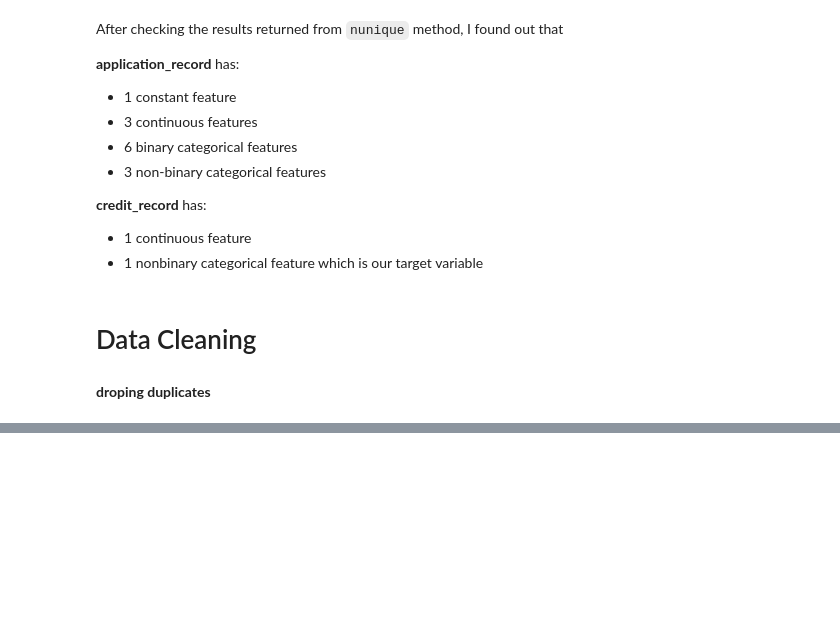
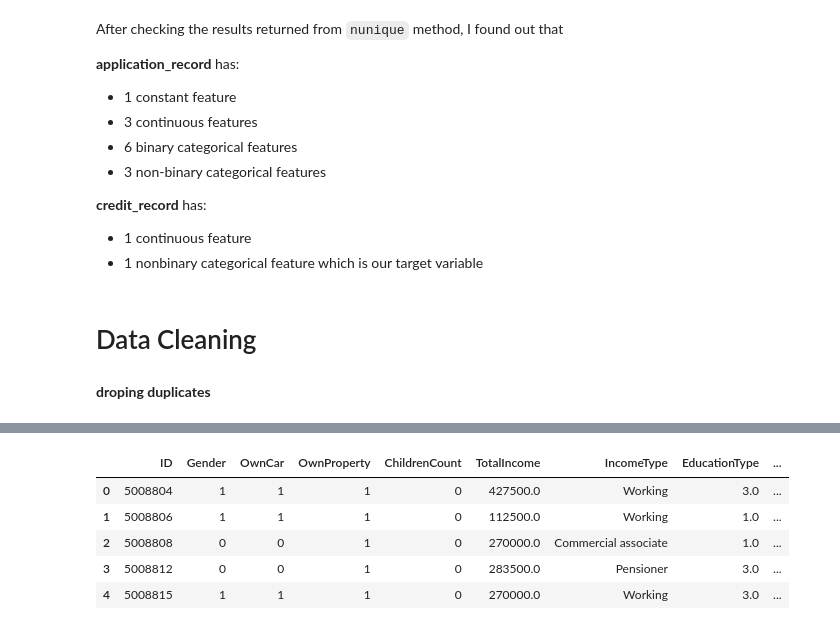
Before and after one commit to archx64-ait/ml-pattaya-ait, a Jupyter notebook: code/project.ipynb, the cells around one changed output, grey strips where cells are left out. Drawn from its saved outputs; the diff is of its cells as text; code cells hidden in the pictures; blank space fills up the shorter version.

Commit message:
generated processed csv

```diff
--- a/code/project.ipynb
+++ b/code/project.ipynb
@@ -174,0 +459,16 @@ shape after dropping duplicates: (90085, 18)
+# %%
+from sklearn.preprocessing import OrdinalEncoder
+
+education_order = ['Lower secondary', 'Secondary / secondary special', 'Incomplete higher', 'Higher education', 'Academic degree']
+family_status_order = ['Single / not married', 'Separated', 'Widow', 'Civil marriage', 'Married']
+housing_type_order = ['With parents', 'Office apartment', 'Municipal apartment', 'Rented apartment', 'Co-op apartment', 'House / apartment']
+
+encoder = OrdinalEncoder(categories=[education_order, family_status_order, housing_type_order])
+
+final_df[['EducationType', 'FamilyStatus', 'HousingType']] = encoder.fit_transform(final_df[['EducationType', 'FamilyStatus', 'HousingType']])
+
+# display mapping generated by OrdinalEncoder
+for feature, categories in zip(['EducationType', 'FamilyStatus', 'HousingType'], encoder.categories_):
+    print(f"Mapping for {feature}:")
+    for i, category in enumerate(categories):
+        print(f"  {category}: {i}")
@@ -174,0 +495,9 @@ shape after dropping duplicates: (90085, 18)
+# %%
+final_df.head()
+# %% [output]
+|  | ID | Gender | OwnCar | OwnProperty | ChildrenCount | TotalIncome | IncomeType | EducationType | ... |
+| 0 | 5008804 | 1 | 1 | 1 | 0 | 427500.0 | Working | 3.0 | ... |
+| 1 | 5008806 | 1 | 1 | 1 | 0 | 112500.0 | Working | 1.0 | ... |
+| 2 | 5008808 | 0 | 0 | 1 | 0 | 270000.0 | Commercial associate | 1.0 | ... |
+| 3 | 5008812 | 0 | 0 | 1 | 0 | 283500.0 | Pensioner | 3.0 | ... |
+| 4 | 5008815 | 1 | 1 | 1 | 0 | 270000.0 | Working | 3.0 | ... |
```
Also changed, not shown: parts of 36 cells of this notebook, 1 other file.
